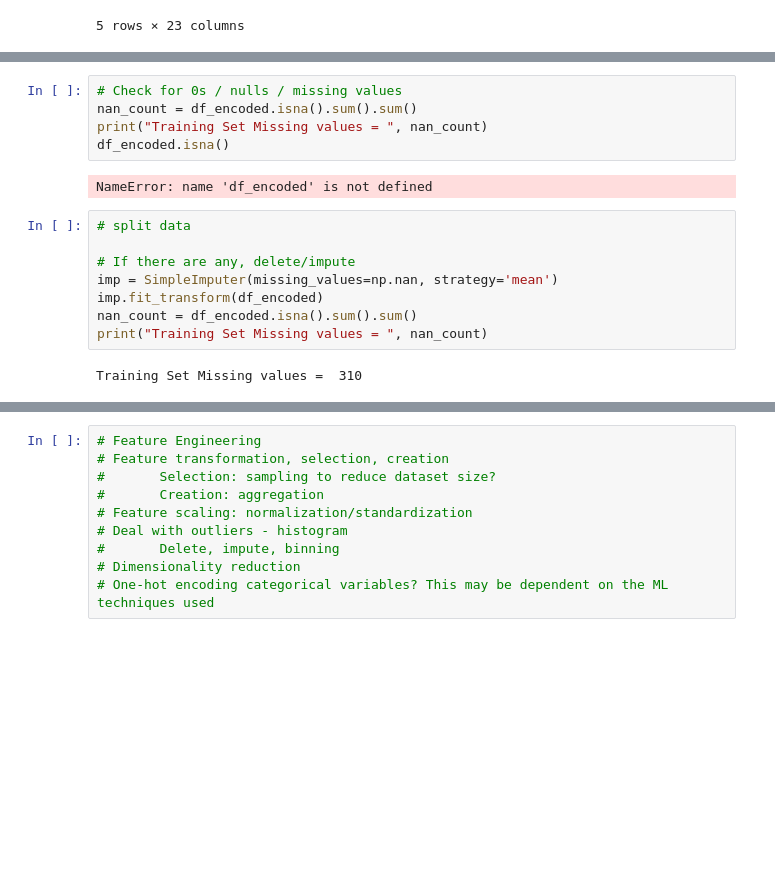
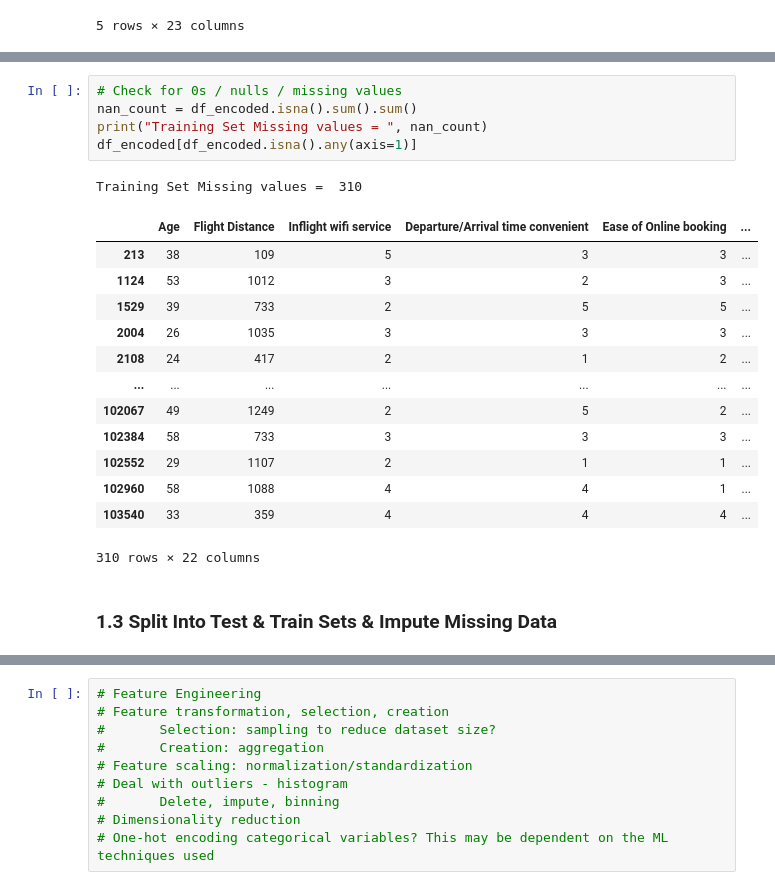
Before and after one commit to katezhang1234/Predict-Airline-Satisfaction, a Jupyter notebook: ML_airline_project.ipynb, the cells around one changed output, grey strips where cells are left out. Cells and saved outputs as stored; diff of their text form; blank space fills up the shorter version.

```diff
--- a/ML_airline_project.ipynb
+++ b/ML_airline_project.ipynb
@@ -113,17 +120,22 @@ NameError: name 'pd' is not defined
 # %%
 # Check for 0s / nulls / missing values
 nan_count = df_encoded.isna().sum().sum()
 print("Training Set Missing values = ", nan_count)
-df_encoded.isna()
+df_encoded[df_encoded.isna().any(axis=1)]
 # %% [output]
-NameError: name 'df_encoded' is not defined
+Training Set Missing values =  310
+|  | Age | Flight Distance | Inflight wifi service | Departure/Arrival time convenient | Ease of Online booking | ... |
+| 213 | 38 | 109 | 5 | 3 | 3 | ... |
+| 1124 | 53 | 1012 | 3 | 2 | 3 | ... |
+| 1529 | 39 | 733 | 2 | 5 | 5 | ... |
+| 2004 | 26 | 1035 | 3 | 3 | 3 | ... |
+| 2108 | 24 | 417 | 2 | 1 | 2 | ... |
+| ... | ... | ... | ... | ... | ... | ... |
+| 102067 | 49 | 1249 | 2 | 5 | 2 | ... |
+| 102384 | 58 | 733 | 3 | 3 | 3 | ... |
+| 102552 | 29 | 1107 | 2 | 1 | 1 | ... |
+| 102960 | 58 | 1088 | 4 | 4 | 1 | ... |
+| 103540 | 33 | 359 | 4 | 4 | 4 | ... |
+310 rows × 22 columns
-# %%
-# split data
-
-# If there are any, delete/impute
-imp = SimpleImputer(missing_values=np.nan, strategy='mean')
-imp.fit_transform(df_encoded)
-nan_count = df_encoded.isna().sum().sum()
-print("Training Set Missing values = ", nan_count)
-# %% [output]
-Training Set Missing values =  310
+# %% [markdown]
+<h3>1.3 Split Into Test & Train Sets & Impute Missing Data</h3>
```
Also changed, not shown: parts of 8 cells of this notebook.
